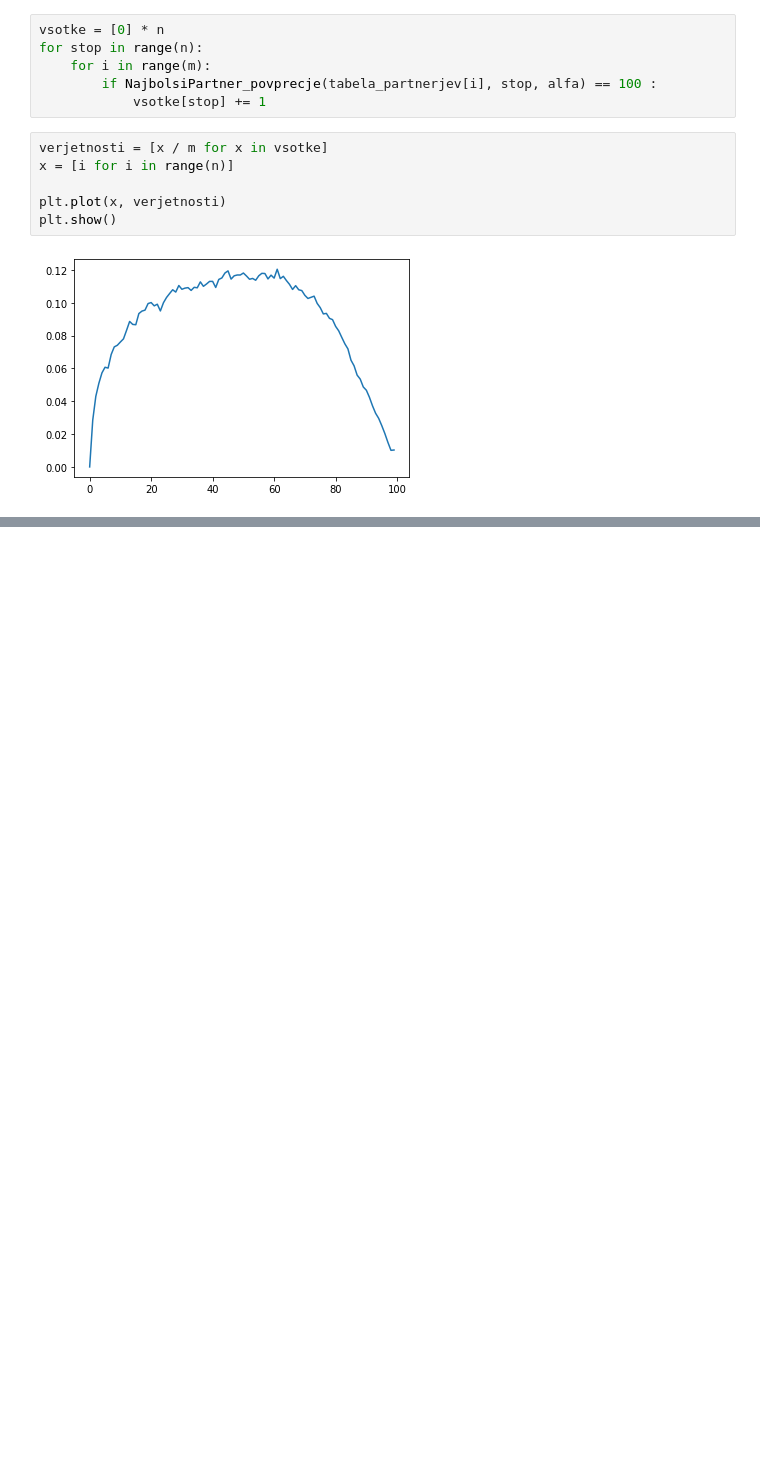
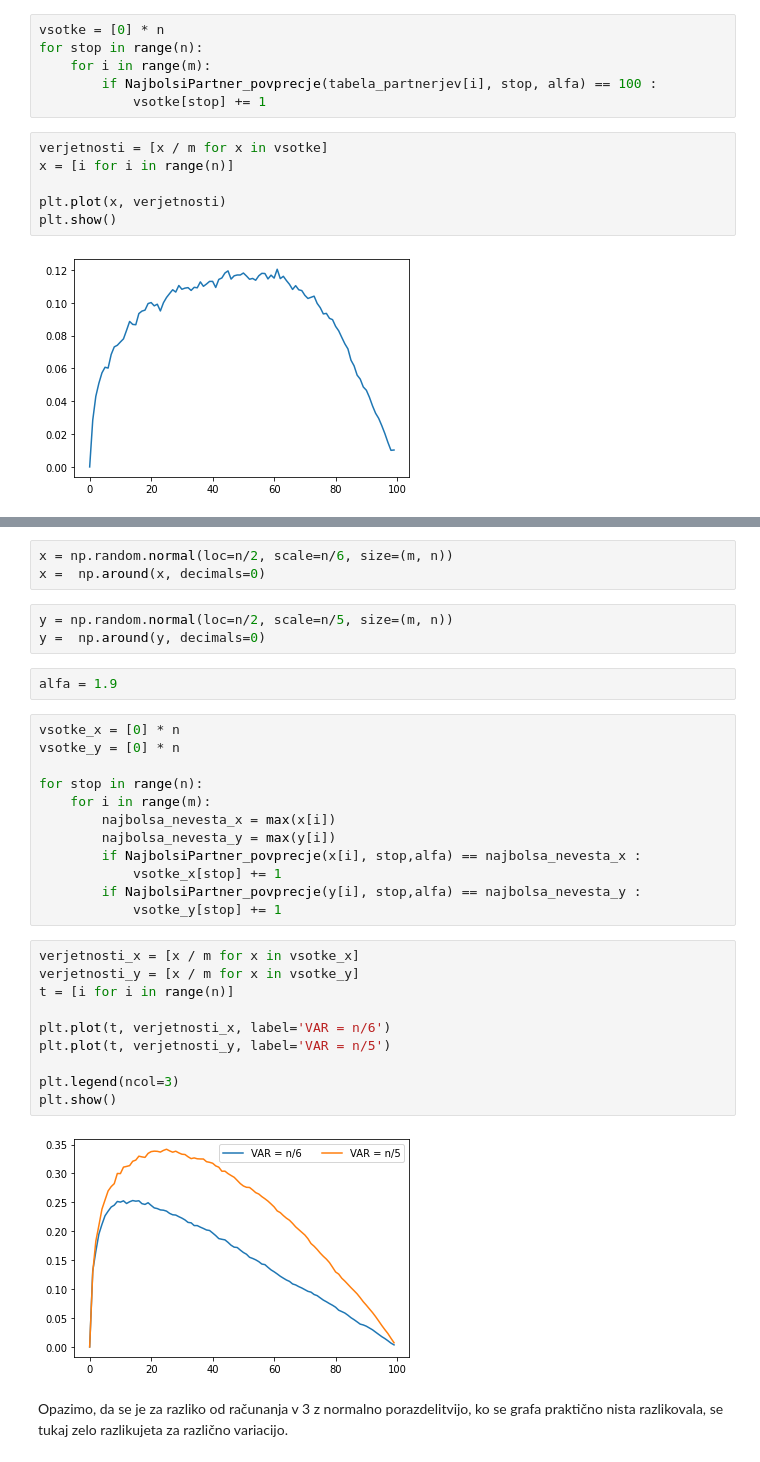
Before and after one commit to SimonGrad3/Generalizations-of-the-Secretary-problem, a Jupyter notebook: racunanje povprecja.ipynb, the cells around one changed output, grey strips where cells are left out. Drawn from its saved outputs; the diff is of its cells as text; blank space fills up the shorter version.

```diff
--- a/racunanje povprecja.ipynb
+++ b/racunanje povprecja.ipynb
@@ -82,0 +142,34 @@ Oglejmo si, kakšen rezultat dobimo, če to taktiko uporabimo na normalni porazd
+# %%
+x = np.random.normal(loc=n/2, scale=n/6, size=(m, n))
+x =  np.around(x, decimals=0)
+# %%
+y = np.random.normal(loc=n/2, scale=n/5, size=(m, n))
+y =  np.around(y, decimals=0)
+# %%
+alfa = 1.9
+# %%
+vsotke_x = [0] * n
+vsotke_y = [0] * n
+
+for stop in range(n):
+    for i in range(m):
+        najbolsa_nevesta_x = max(x[i])
+        najbolsa_nevesta_y = max(y[i])
+        if NajbolsiPartner_povprecje(x[i], stop,alfa) == najbolsa_nevesta_x :
+            vsotke_x[stop] += 1
+        if NajbolsiPartner_povprecje(y[i], stop,alfa) == najbolsa_nevesta_y :
+            vsotke_y[stop] += 1
+# %%
+verjetnosti_x = [x / m for x in vsotke_x]
+verjetnosti_y = [x / m for x in vsotke_y]
+t = [i for i in range(n)]
+
+plt.plot(t, verjetnosti_x, label='VAR = n/6')
+plt.plot(t, verjetnosti_y, label='VAR = n/5')
+
+plt.legend(ncol=3)
+plt.show()
+# %% [output]
+[figure, added]
+# %% [markdown]
+Opazimo, da se je za razliko od računanja v 3 z normalno porazdelitvijo, ko se grafa praktično nista razlikovala, se tukaj zelo razlikujeta za različno variacijo.
```
Also changed, not shown: parts of 12 cells of this notebook.
